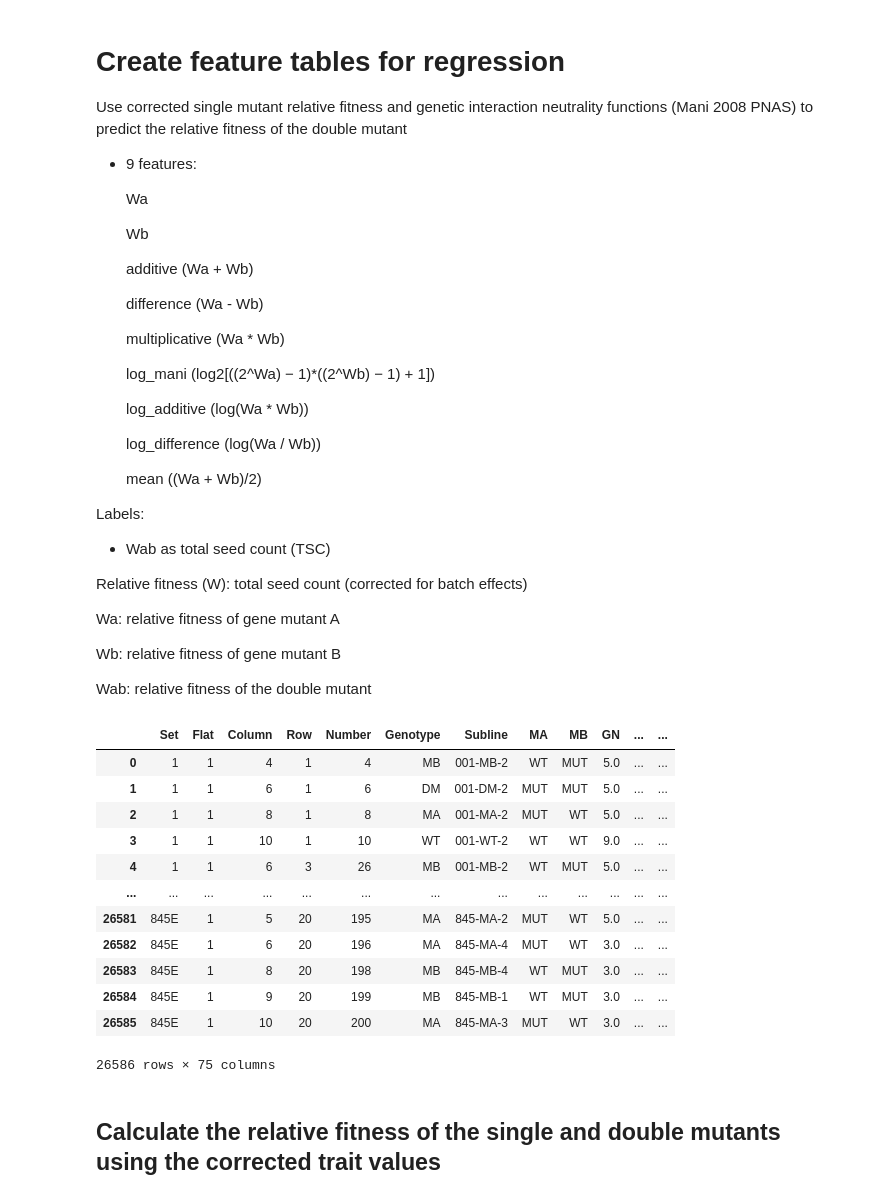
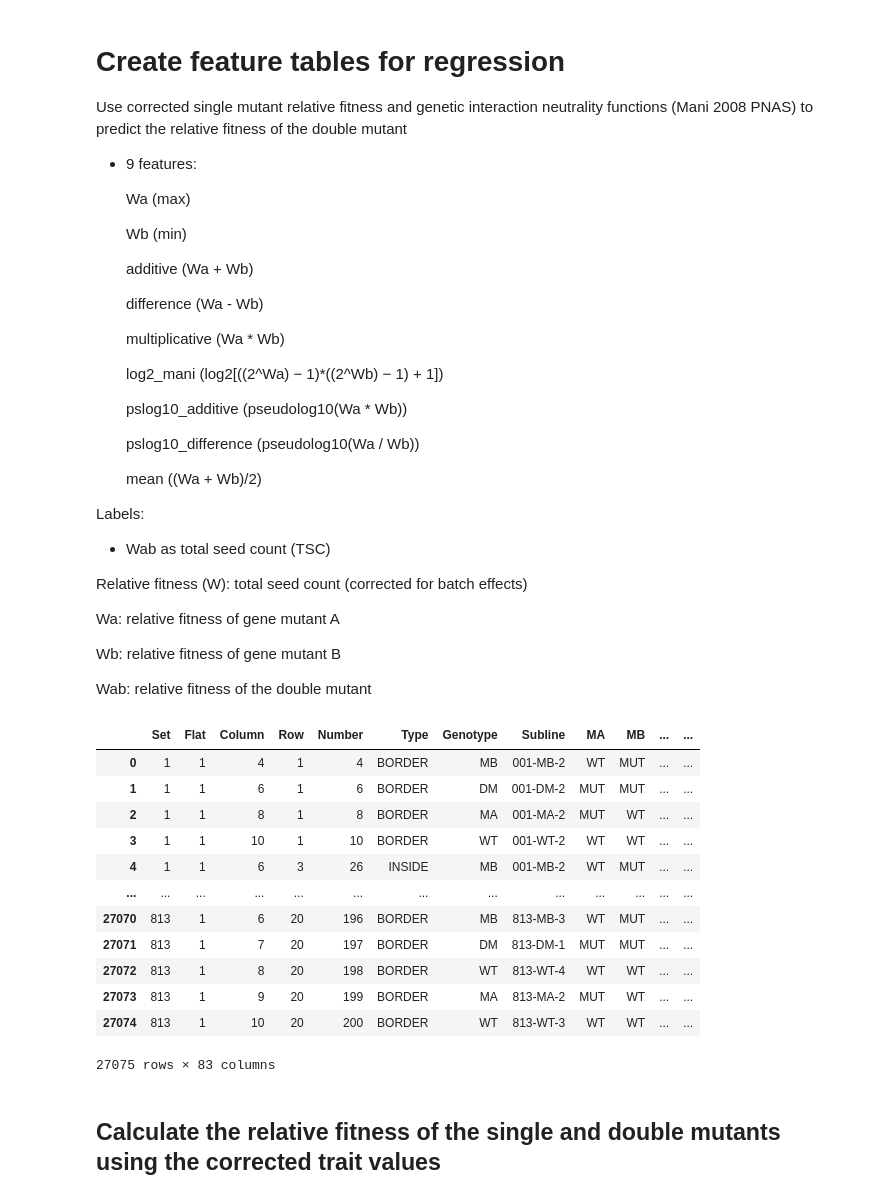
Before and after one commit to ksegaba/Yeast-Ara-GI, a Jupyter notebook: ara_code/1a_make_regression_feature_tables.ipynb, the cells around one changed output. Drawn from its saved outputs; the diff is of its cells as text; code cells hidden in the pictures.

```diff
--- a/ara_code/1a_make_regression_feature_tables.ipynb
+++ b/ara_code/1a_make_regression_feature_tables.ipynb
@@ -4,9 +4,9 @@ Use corrected single mutant relative fitness and genetic interaction neutrality
 
 - 9 features:
 
-  Wa
+  Wa (max)
 
-  Wb
+  Wb (min)
 
   additive (Wa + Wb)
 
@@ -14,11 +14,11 @@ Use corrected single mutant relative fitness and genetic interaction neutrality
 
   multiplicative (Wa * Wb)
 
-  log_mani (log2[((2^Wa) − 1)*((2^Wb) − 1) + 1])
+  log2_mani (log2[((2^Wa) − 1)*((2^Wb) − 1) + 1])
 
-  log_additive (log(Wa * Wb))
+  pslog10_additive (pseudolog10(Wa * Wb))
 
-  log_difference (log(Wa / Wb))
+  pslog10_difference (pseudolog10(Wa / Wb))
 
   mean ((Wa + Wb)/2)
 
@@ -35,22 +35,23 @@ Wab: relative fitness of the double mutant
 # %%
 # Read in the data
 import pandas as pd
-data = pd.read_csv('../ara_data/double_mutant_fitness_data_05312024_all_corrected_linear_b.txt', sep='\t')
+# data = pd.read_csv('../ara_data/double_mutant_fitness_data_05312024_all_corrected_linear_b.txt', sep='\t')
+data = pd.read_csv('../ara_data/fitness_data_for_Kenia_09232024_all_corrected_brianna.txt', sep='\t')
 data
 # %% [output]
-|  | Set | Flat | Column | Row | Number | Genotype | Subline | MA | MB | GN | ... | ... |
-| 0 | 1 | 1 | 4 | 1 | 4 | MB | 001-MB-2 | WT | MUT | 5.0 | ... | ... |
-| 1 | 1 | 1 | 6 | 1 | 6 | DM | 001-DM-2 | MUT | MUT | 5.0 | ... | ... |
-| 2 | 1 | 1 | 8 | 1 | 8 | MA | 001-MA-2 | MUT | WT | 5.0 | ... | ... |
-| 3 | 1 | 1 | 10 | 1 | 10 | WT | 001-WT-2 | WT | WT | 9.0 | ... | ... |
-| 4 | 1 | 1 | 6 | 3 | 26 | MB | 001-MB-2 | WT | MUT | 5.0 | ... | ... |
+|  | Set | Flat | Column | Row | Number | Type | Genotype | Subline | MA | MB | ... | ... |
+| 0 | 1 | 1 | 4 | 1 | 4 | BORDER | MB | 001-MB-2 | WT | MUT | ... | ... |
+| 1 | 1 | 1 | 6 | 1 | 6 | BORDER | DM | 001-DM-2 | MUT | MUT | ... | ... |
+| 2 | 1 | 1 | 8 | 1 | 8 | BORDER | MA | 001-MA-2 | MUT | WT | ... | ... |
+| 3 | 1 | 1 | 10 | 1 | 10 | BORDER | WT | 001-WT-2 | WT | WT | ... | ... |
+| 4 | 1 | 1 | 6 | 3 | 26 | INSIDE | MB | 001-MB-2 | WT | MUT | ... | ... |
 | ... | ... | ... | ... | ... | ... | ... | ... | ... | ... | ... | ... | ... |
-| 26581 | 845E | 1 | 5 | 20 | 195 | MA | 845-MA-2 | MUT | WT | 5.0 | ... | ... |
-| 26582 | 845E | 1 | 6 | 20 | 196 | MA | 845-MA-4 | MUT | WT | 3.0 | ... | ... |
-| 26583 | 845E | 1 | 8 | 20 | 198 | MB | 845-MB-4 | WT | MUT | 3.0 | ... | ... |
-| 26584 | 845E | 1 | 9 | 20 | 199 | MB | 845-MB-1 | WT | MUT | 3.0 | ... | ... |
-| 26585 | 845E | 1 | 10 | 20 | 200 | MA | 845-MA-3 | MUT | WT | 3.0 | ... | ... |
+| 27070 | 813 | 1 | 6 | 20 | 196 | BORDER | MB | 813-MB-3 | WT | MUT | ... | ... |
+| 27071 | 813 | 1 | 7 | 20 | 197 | BORDER | DM | 813-DM-1 | MUT | MUT | ... | ... |
+| 27072 | 813 | 1 | 8 | 20 | 198 | BORDER | WT | 813-WT-4 | WT | WT | ... | ... |
+| 27073 | 813 | 1 | 9 | 20 | 199 | BORDER | MA | 813-MA-2 | MUT | WT | ... | ... |
+| 27074 | 813 | 1 | 10 | 20 | 200 | BORDER | WT | 813-WT-3 | WT | WT | ... | ... |
-26586 rows × 75 columns
+27075 rows × 83 columns
 # %% [markdown]
 ## Calculate the relative fitness of the single and double mutants using the corrected trait values
 # %%
```
Also changed, not shown: parts of 20 cells of this notebook, 1 other file.
